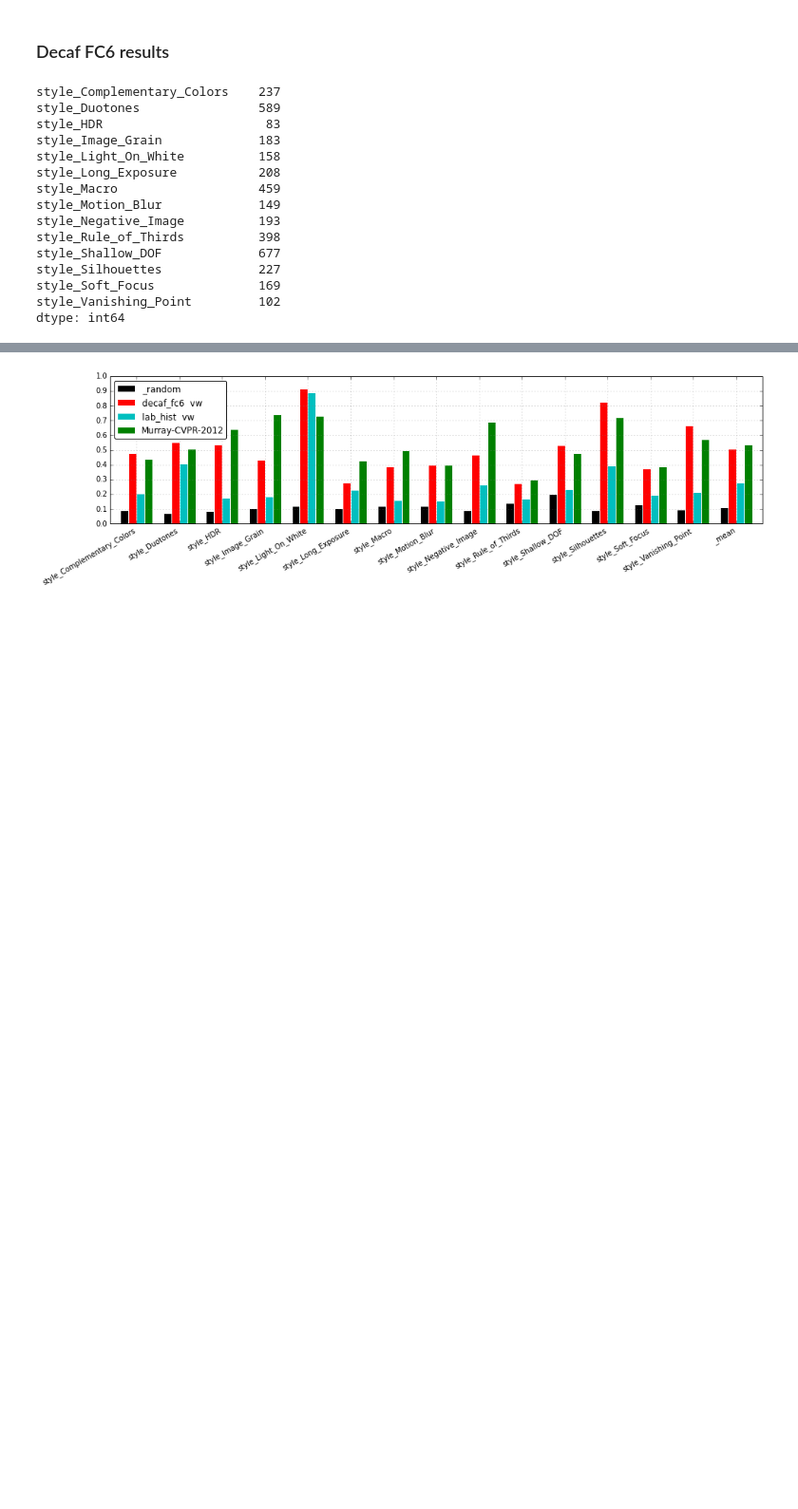
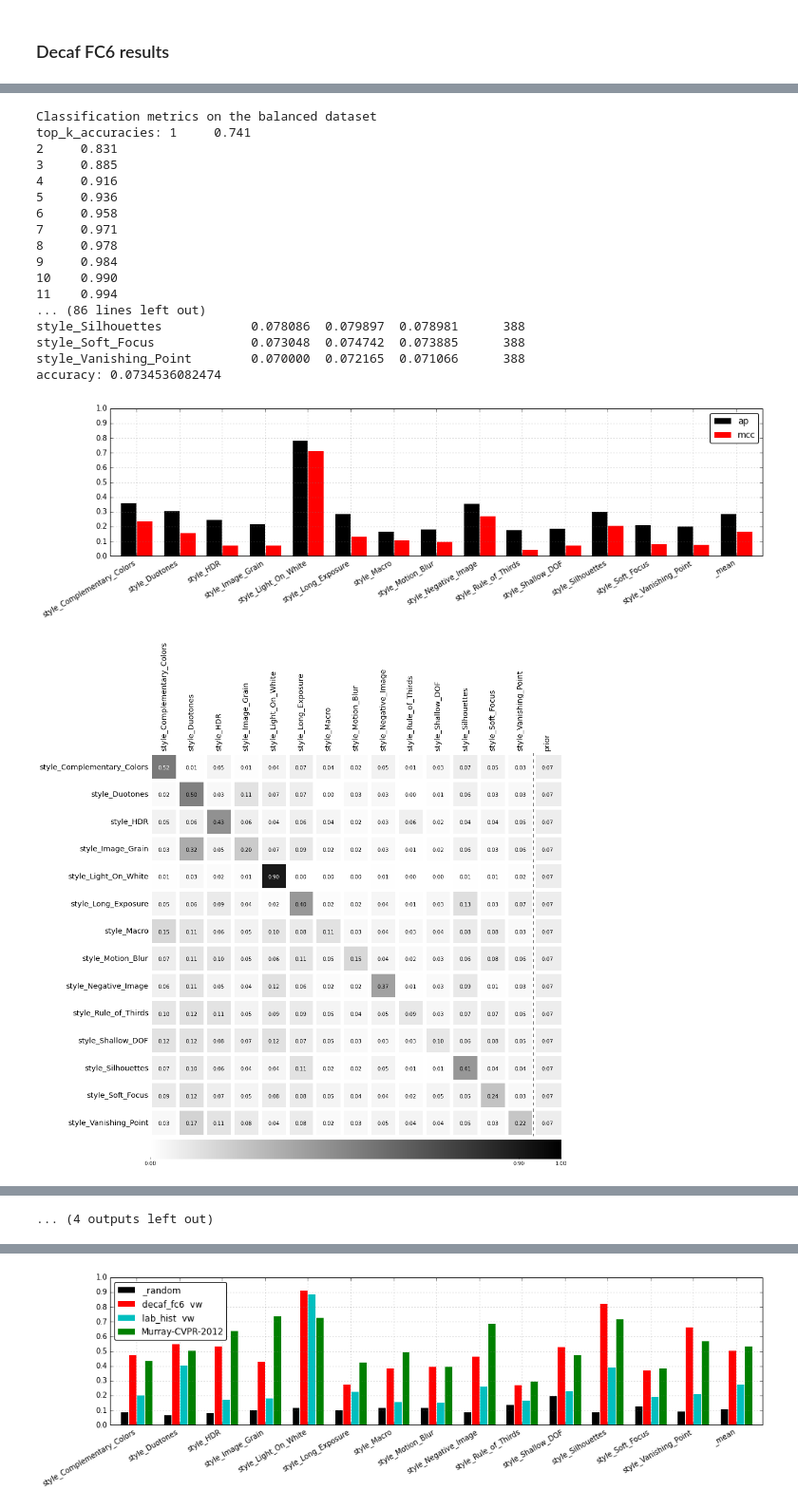
Before and after one commit to sergeyk/vislab, a Jupyter notebook: notebooks/ava style results.ipynb, the cells around one changed output, grey strips where cells are left out. Shown at 95% size. Saved outputs shown, nothing was run; the diff lists cells and outputs as text; code cells hidden in the pictures; blank space fills up the shorter version.

```diff
--- a/notebooks/ava style results.ipynb
+++ b/notebooks/ava style results.ipynb
@@ -50,22 +54,8 @@ pred_prefix = 'clf ava_style'
 ### Decaf FC6 results
 # %%
 label_df = vislab.datasets.ava.get_style_df()
-test_df = label_df[label_df['_split'] == 'test']
-del test_df['_split']
-test_df.astype(int).sum()
-# %% [output]
-style_Complementary_Colors    237
-style_Duotones                589
-style_HDR                      83
-style_Image_Grain             183
-style_Light_On_White          158
-style_Long_Exposure           208
-style_Macro                   459
-style_Motion_Blur             149
-style_Negative_Image          193
-style_Rule_of_Thirds          398
-style_Shallow_DOF             677
-style_Silhouettes             227
-style_Soft_Focus              169
-style_Vanishing_Point         102
-dtype: int64
+# %%
+mc_metrics = vislab.results.multiclass_metrics_feat_comparison(
+    preds_panel, label_df, pred_prefix, features=['lab_hist  vw', 'mc_bit False vw', 'gist_256 False vw', '_random'],
+    balanced=True, with_plot=True, with_print=True)
+# %% [output]
@@ -71,0 +79,19 @@ dtype: int64
+Classification metrics on the balanced dataset
+top_k_accuracies: 1     0.741
+2     0.831
+3     0.885
+4     0.916
+5     0.936
+6     0.958
+7     0.971
+8     0.978
+9     0.984
+10    0.990
+11    0.994
+... (86 lines left out)
+style_Silhouettes            0.078086  0.079897  0.078981      388
+style_Soft_Focus             0.073048  0.074742  0.073885      388
+style_Vanishing_Point        0.070000  0.072165  0.071066      388
+accuracy: 0.0734536082474
+[figure, added]
+[figure, added]
@@ -72,3 +106,4 @@ dtype: int64
+... (4 outputs left out)
 # %%
 mc_metrics = vislab.results.multiclass_metrics_feat_comparison(
     preds_panel, label_df, pred_prefix, features=['lab_hist  vw', 'decaf_fc6  vw', '_random'],
```
Also changed, not shown: parts of 9 cells of this notebook, 6 other files.
